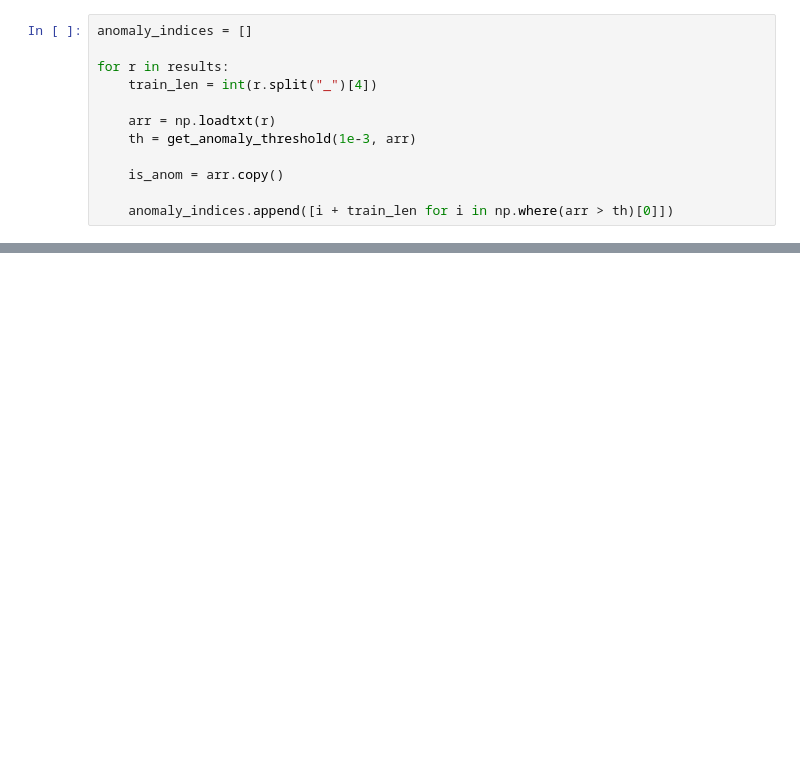
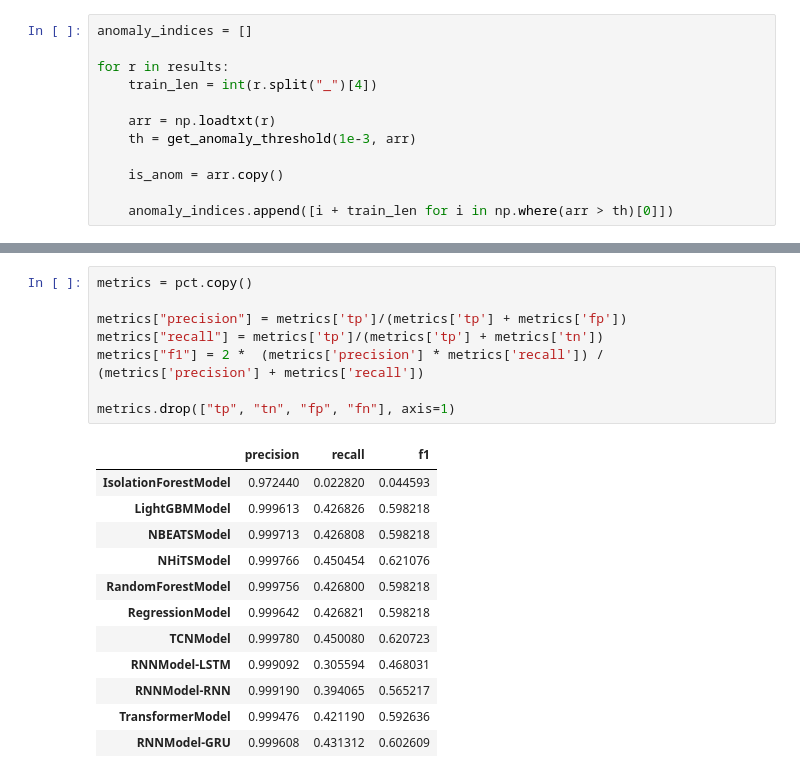
Before and after one commit to georgian-io/pyoats, a Jupyter notebook: scratch.ipynb, the cells around one changed output, grey strips where cells are left out. Cells and saved outputs as stored; diff of their text form; blank space fills up the shorter version.

```diff
--- a/scratch.ipynb
+++ b/scratch.ipynb
@@ -446,0 +513,21 @@ for idx, anoms in enumerate(anomaly_indices):
+# %%
+metrics = pct.copy()
+
+metrics["precision"] = metrics['tp']/(metrics['tp'] + metrics['fp'])
+metrics["recall"] = metrics['tp']/(metrics['tp'] + metrics['tn'])
+metrics["f1"] = 2 *  (metrics['precision'] * metrics['recall']) / (metrics['precision'] + metrics['recall'])
+
+metrics.drop(["tp", "tn", "fp", "fn"], axis=1)
+# %% [output]
+|  | precision | recall | f1 |
+| IsolationForestModel | 0.972440 | 0.022820 | 0.044593 |
+| LightGBMModel | 0.999613 | 0.426826 | 0.598218 |
+| NBEATSModel | 0.999713 | 0.426808 | 0.598218 |
+| NHiTSModel | 0.999766 | 0.450454 | 0.621076 |
+| RandomForestModel | 0.999756 | 0.426800 | 0.598218 |
+| RegressionModel | 0.999642 | 0.426821 | 0.598218 |
+| TCNModel | 0.999780 | 0.450080 | 0.620723 |
+| RNNModel-LSTM | 0.999092 | 0.305594 | 0.468031 |
+| RNNModel-RNN | 0.999190 | 0.394065 | 0.565217 |
+| TransformerModel | 0.999476 | 0.421190 | 0.592636 |
+| RNNModel-GRU | 0.999608 | 0.431312 | 0.602609 |
```
Also changed, not shown: parts of 19 cells of this notebook.
